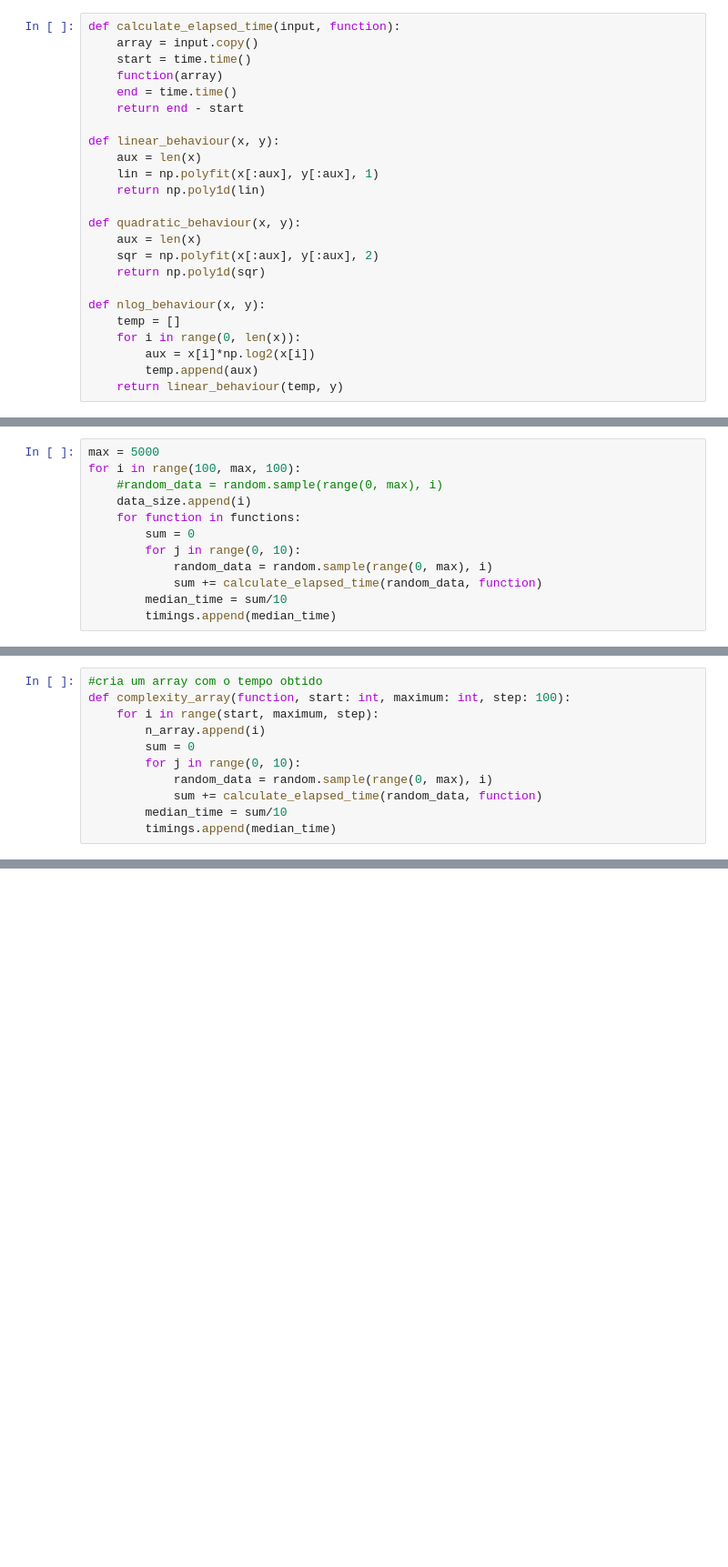
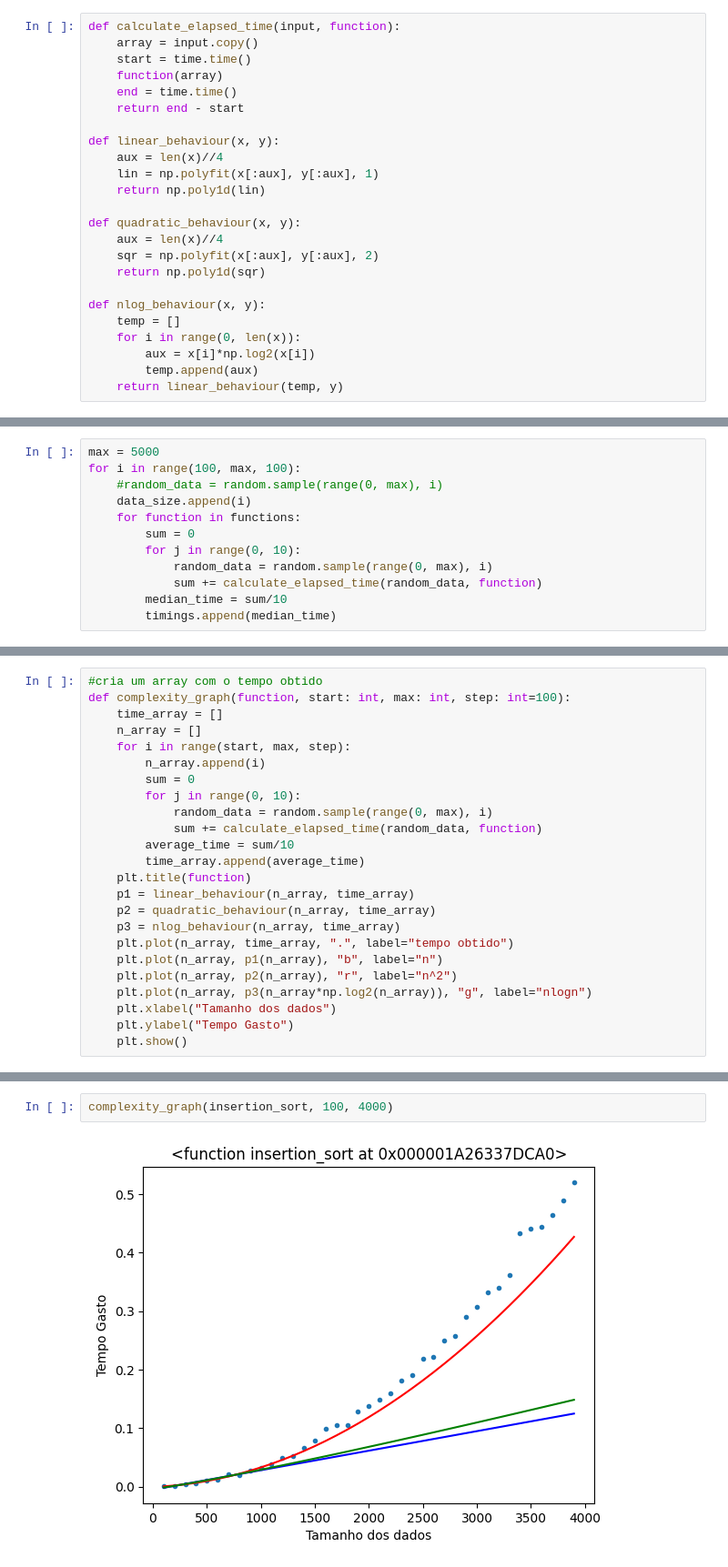
Before and after one commit to becelli/Sorting-Algorithms-Efficiency, a Jupyter notebook: Algorithms.ipynb, the cells around one changed output, grey strips where cells are left out. Shown at 91% size. Saved outputs shown, nothing was run; the diff lists cells and outputs as text; blank space fills up the shorter version.

Commit message:
Separated each sorting algorithm in a individual plot

```diff
--- a/Algorithms.ipynb
+++ b/Algorithms.ipynb
@@ -179,12 +179,12 @@ def calculate_elapsed_time(input, function):
     return end - start
 
 def linear_behaviour(x, y):
-    aux = len(x)
+    aux = len(x)//4
     lin = np.polyfit(x[:aux], y[:aux], 1)
     return np.poly1d(lin)
 
 def quadratic_behaviour(x, y):
-    aux = len(x)
+    aux = len(x)//4
     sqr = np.polyfit(x[:aux], y[:aux], 2)
     return np.poly1d(sqr)
 
@@ -270,11 +272,24 @@ plt.legend()
 # %%
 #cria um array com o tempo obtido
-def complexity_array(function, start: int, maximum: int, step: 100):
-    for i in range(start, maximum, step):
+def complexity_graph(function, start: int, max: int, step: int=100):
+    time_array = []
+    n_array = []
+    for i in range(start, max, step):
         n_array.append(i)
         sum = 0
         for j in range(0, 10):
             random_data = random.sample(range(0, max), i)
             sum += calculate_elapsed_time(random_data, function)
-        median_time = sum/10
-        timings.append(median_time)
+        average_time = sum/10
+        time_array.append(average_time)
+    plt.title(function)
+    p1 = linear_behaviour(n_array, time_array)
+    p2 = quadratic_behaviour(n_array, time_array)
+    p3 = nlog_behaviour(n_array, time_array)
+    plt.plot(n_array, time_array, ".", label="tempo obtido")
+    plt.plot(n_array, p1(n_array), "b", label="n")
+    plt.plot(n_array, p2(n_array), "r", label="n^2")
+    plt.plot(n_array, p3(n_array*np.log2(n_array)), "g", label="nlogn")
+    plt.xlabel("Tamanho dos dados")
+    plt.ylabel("Tempo Gasto")
+    plt.show()
@@ -280,0 +298,4 @@ def complexity_array(function, start: int, maximum: int, step: 100):
+# %%
+complexity_graph(insertion_sort, 100, 4000)
+# %% [output]
+[figure, added]
```
Also changed, not shown: parts of 18 cells of this notebook.
